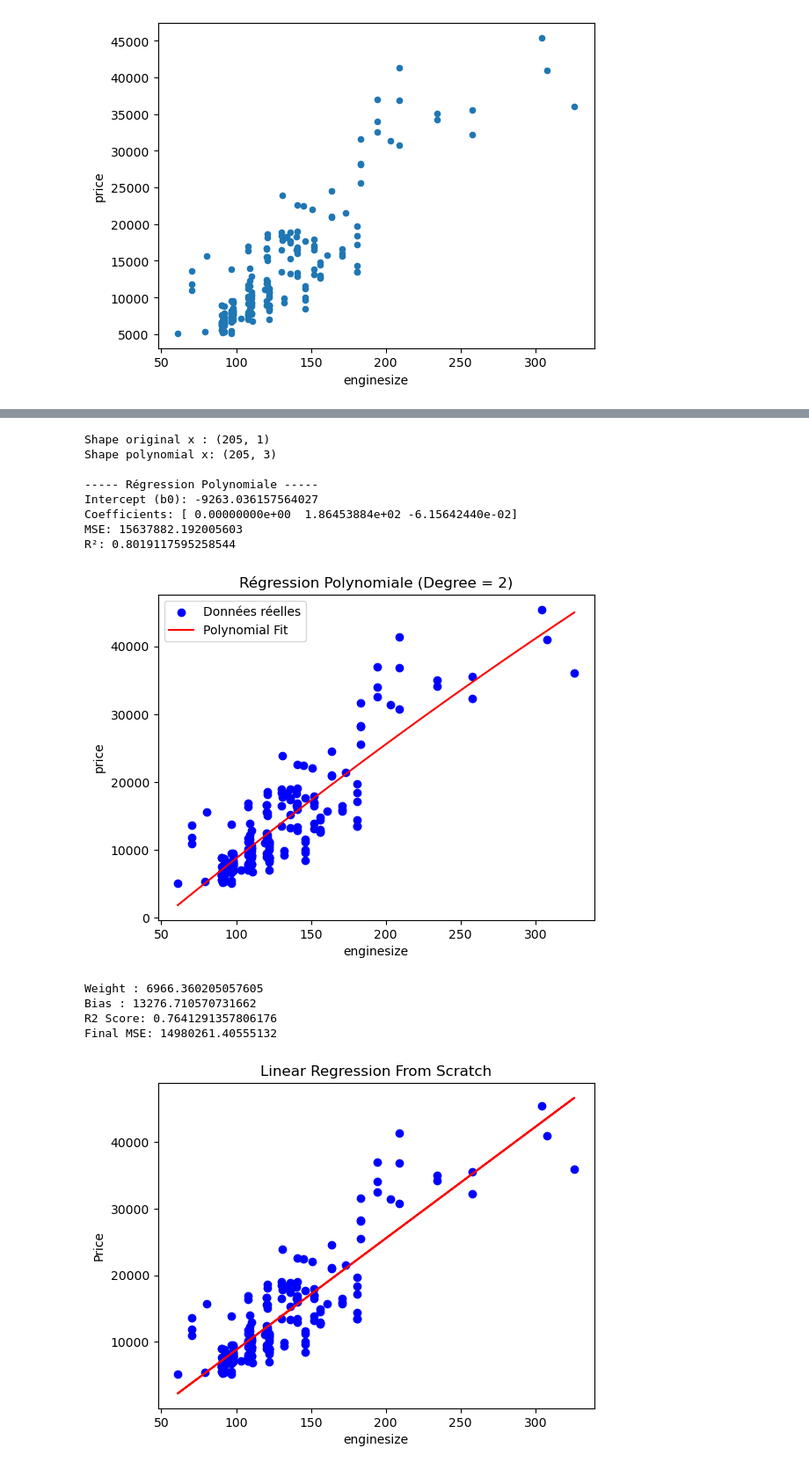
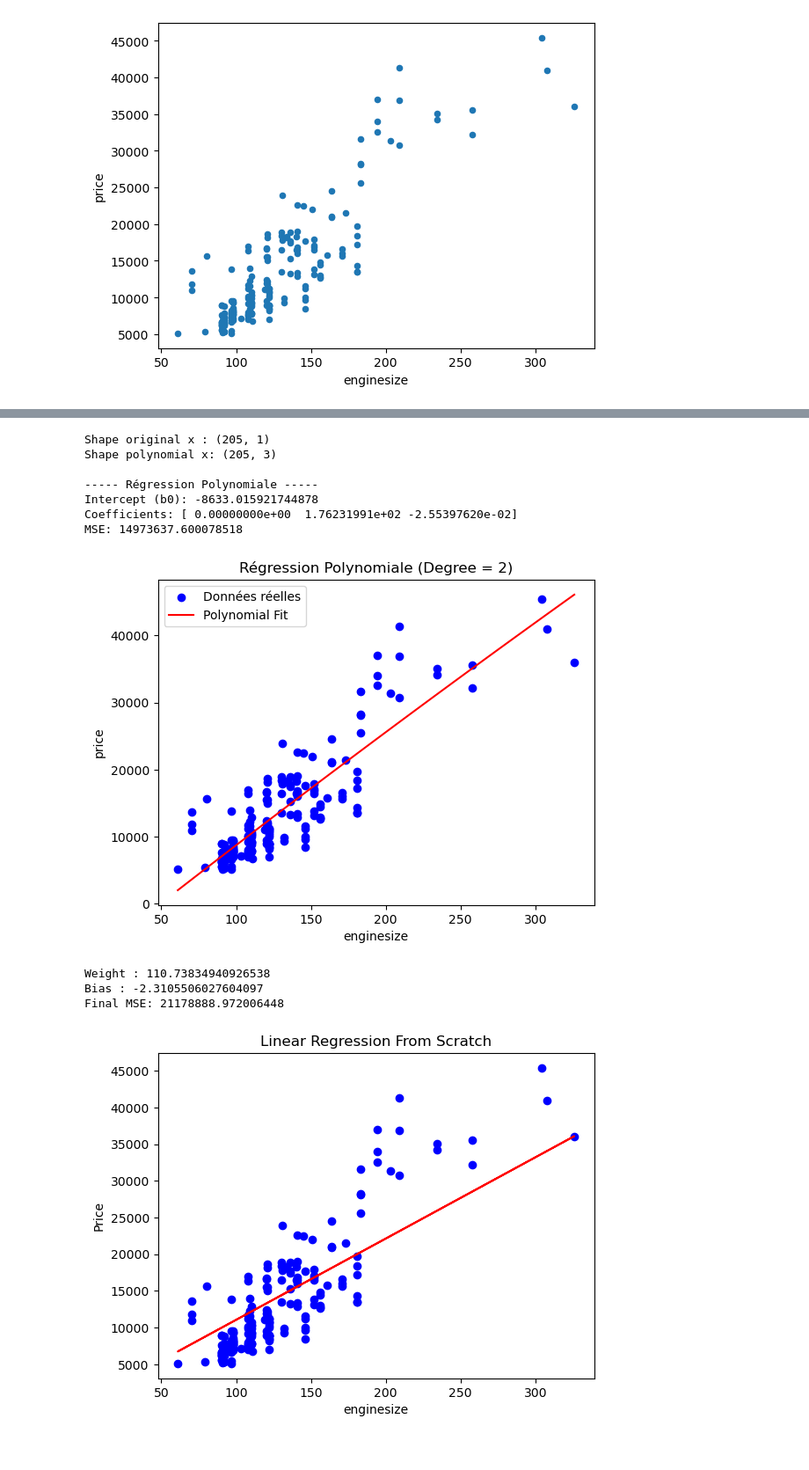
Before and after one commit to MasterGLCC/machine-learning-adam911-uff, a Jupyter notebook: used_car_regr/Untitled.ipynb, the cells around one changed output, grey strips where cells are left out. Shown at 88% size. Cells and saved outputs as stored; diff of their text form; code cells hidden in the pictures.

```diff
--- a/used_car_regr/Untitled.ipynb
+++ b/used_car_regr/Untitled.ipynb
@@ -116,39 +124,44 @@ R²: 0.8168095013232901
 # %%
 #Regression Polynomial avec scikit-learn
 #Transformer en polynomial features
+#degree =2 -> 1,x,x²
 poly = PolynomialFeatures(degree =2) #ici degre =2
+#transformation automatique
 x_poly =poly.fit_transform(x) #sklearn cree auto 1,x,x²
 
 print("Shape original x :", x.shape)
 print ("Shape polynomial x:",x_poly.shape)
-#train/test
-x_train_p,x_test_p ,y_train_p,y_test_p = train_test_split(x_poly,y,test_size=0.2 ,random_state=42)
-#entrainer le model
+
+#Creation du model
 model=LinearRegression()
-model.fit(x_train_p,y_train_p)
+#Entrainer le modele
+model.fit(x_poly,y)
 #prediction
-y_pred_p = model.predict(x_test_p)
+y_pred_p = model.predict(x_poly)
 #evaluation
 print("\n----- Régression Polynomiale -----")
+# constante b0
 print("Intercept (b0):", model.intercept_)
+#coefficients b1,b2 ...
 print("Coefficients:", model.coef_)
 
-mse=mean_squared_error(y_test_p,y_pred_p)
-r2=r2_score(y_test_p,y_pred_p)
 
+mse=mean_squared_error(y,y_pred_p)
 print("MSE:",mse)
-print("R²:",r2)
+
 #visualisation
+#creer une plage continue de valeurs enginesize
 X_range = pd.DataFrame(
     np.linspace(x.min().values[0], x.max().values[0], 100),
     columns=['enginesize']
 )
-x_range_poly =poly.transform(x_range)
-
+#transformer en polynomial
+x_range_poly =poly.transform(X_range)
+#prediciton
 y_range_pred =model.predict(x_range_poly)
-
+#afficher
 plt.scatter(x,y,color='blue' ,label='Données réelles')
-plt.plot(x_range,y_range_pred , color ='red' , label='Polynomial Fit')
+plt.plot(X_range,y_range_pred , color ='red' , label='Polynomial Fit')
 
 plt.xlabel("enginesize")
 plt.ylabel("price")
@@ -160,11 +173,10 @@ Shape original x : (205, 1)
 Shape polynomial x: (205, 3)
 
 ----- Régression Polynomiale -----
-Intercept (b0): -9263.036157564027
-Coefficients: [ 0.00000000e+00  1.86453884e+02 -6.15642440e-02]
-MSE: 15637882.192005603
-R²: 0.8019117595258544
+Intercept (b0): -8633.015921744878
+Coefficients: [ 0.00000000e+00  1.76231991e+02 -2.55397620e-02]
+MSE: 14973637.600078518
-[figure, old version]
+[figure, new version]
 # %%
 #Regression linear simple from scratch
 class SimpleLinearRegression:
@@ -211,35 +223,34 @@ class SimpleLinearRegression:
         return self.weight * X + self.bias
 # %%
 #Preparer les donnees
+#recuperer les valeur numpy
 X = df['enginesize'].values
 y = df['price'].values
-#normalisation
-X_norm = (X - np.mean(X)) / np.std(X)
-#entrainer le model
-model = SimpleLinearRegression(learning_rate=0.01, iterations=2000)
 
-model.fit(X_norm, y)
+#Cree le modele
+model = SimpleLinearRegression(learning_rate=0.000001, iterations=2000)
+#Entrainer le modele
+model.fit(X, y)
 #Prediction
-y_pred = model.predict(X_norm)
+y_pred = model.predict(X)
 #Resultat
 print("Weight :", model.weight)
 print("Bias :", model.bias)
-print("R2 Score:", r2_score(y, y_pred))
+
 final_mse = np.mean((y - y_pred)**2)
 print("Final MSE:", final_mse)
 #Visualistion
 
 plt.scatter(X, y, color="blue")
 plt.plot(X, y_pred, color="red")
 plt.xlabel("enginesize")
 plt.ylabel("Price")
 plt.title("Linear Regression From Scratch")
 plt.show()
 # %% [output]
-Weight : 6966.360205057605
-Bias : 13276.710570731662
-R2 Score: 0.7641291357806176
-Final MSE: 14980261.40555132
+Weight : 110.73834940926538
+Bias : -2.3105506027604097
+Final MSE: 21178888.972006448
-[figure, old version]
+[figure, new version]
 # %%
 class MultipleLinearRegression :
```
Also changed, not shown: parts of 9 cells of this notebook.
